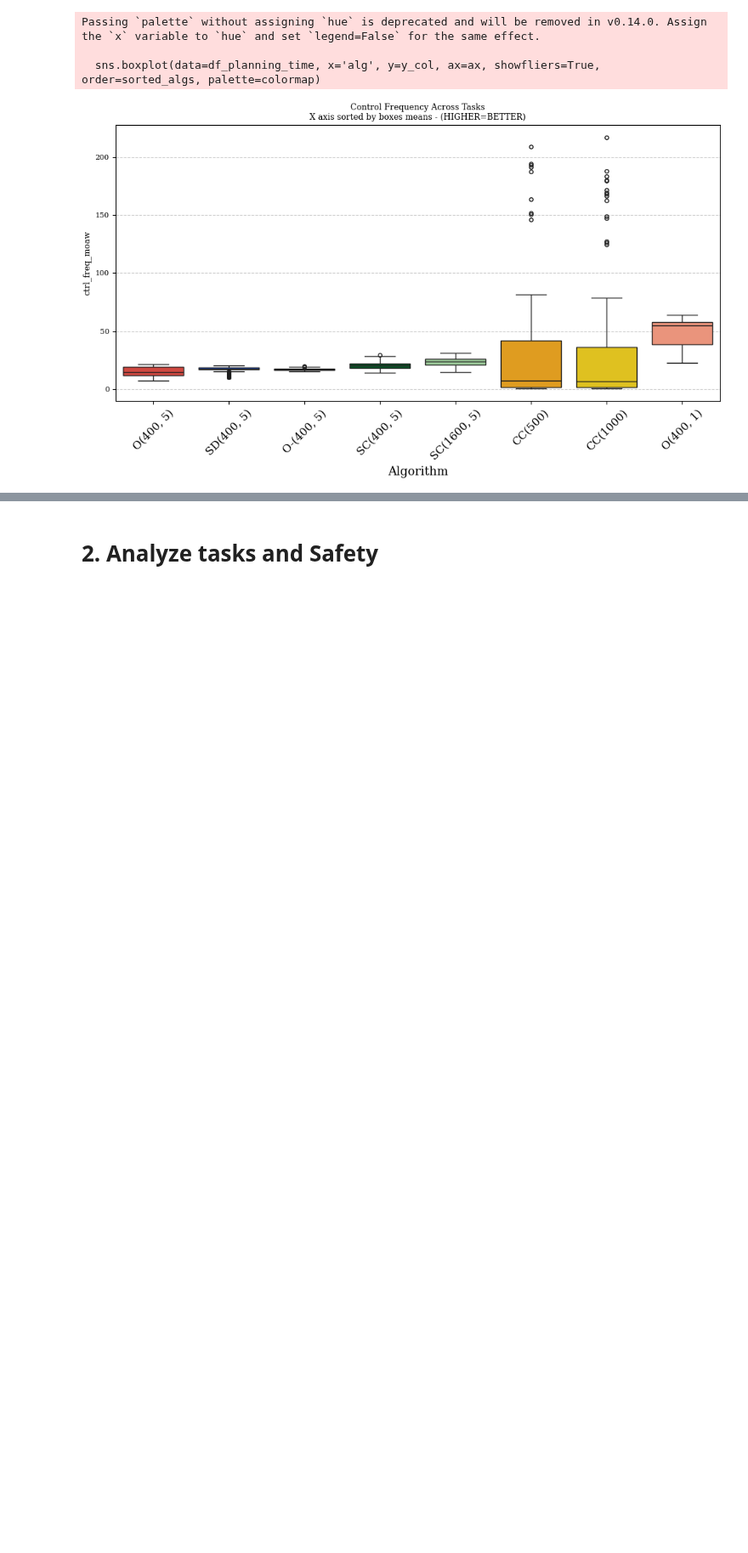
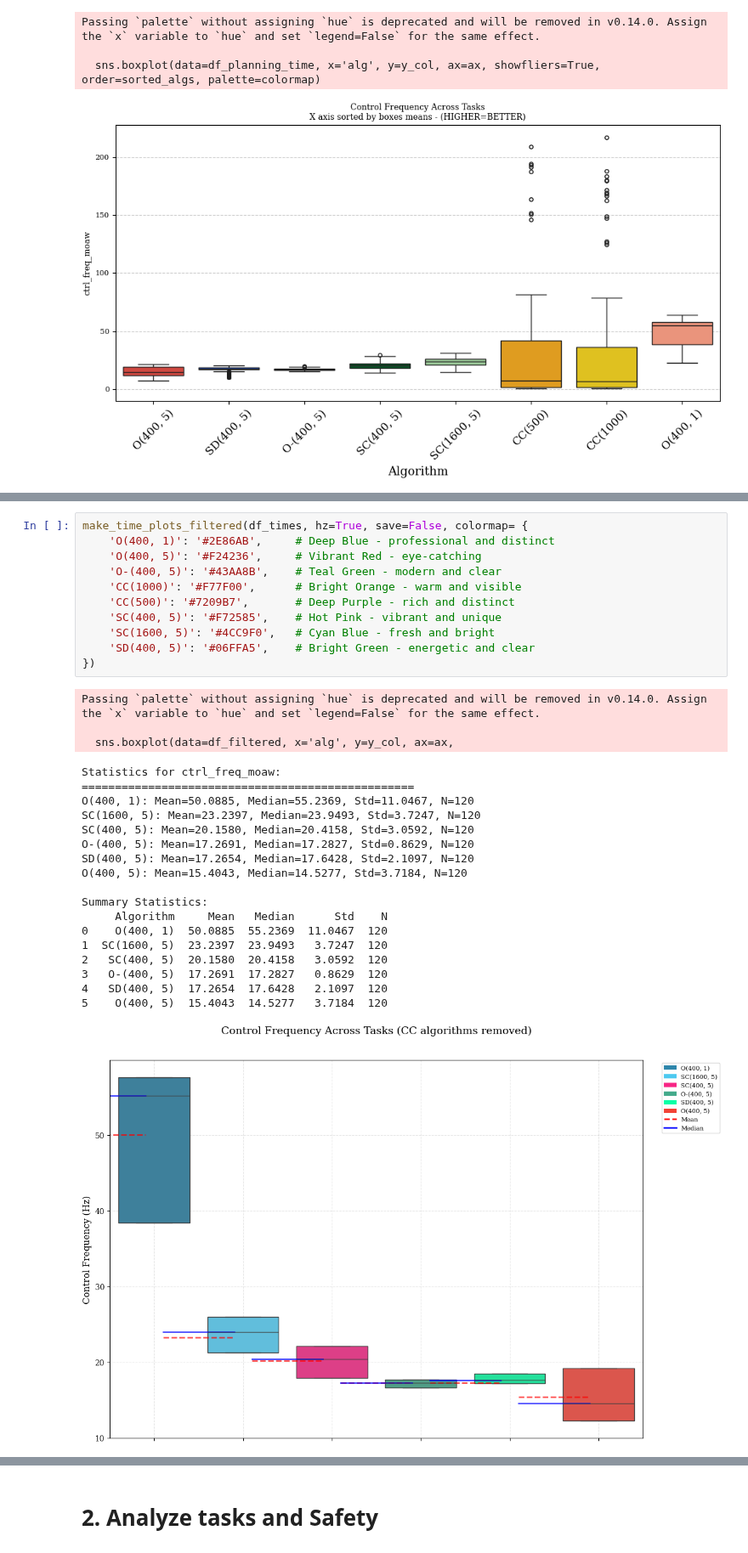
Before and after one commit to Dan7171/rl_for_curobo, a Jupyter notebook: projects_root/experiments/analysis_test_cluster.ipynb, the cells around one changed output, grey strips where cells are left out. Shown at 85% size. Drawn from its saved outputs; the diff is of its cells as text; blank space fills up the shorter version.

```diff
--- a/projects_root/experiments/analysis_test_cluster.ipynb
+++ b/projects_root/experiments/analysis_test_cluster.ipynb
@@ -1424,0 +1654,33 @@ Passing `palette` without assigning `hue` is deprecated and will be removed in v
+# %%
+make_time_plots_filtered(df_times, hz=True, save=False, colormap= {
+    'O(400, 1)': '#2E86AB',     # Deep Blue - professional and distinct
+    'O(400, 5)': '#F24236',     # Vibrant Red - eye-catching
+    'O-(400, 5)': '#43AA8B',    # Teal Green - modern and clear
+    'CC(1000)': '#F77F00',      # Bright Orange - warm and visible
+    'CC(500)': '#7209B7',       # Deep Purple - rich and distinct
+    'SC(400, 5)': '#F72585',    # Hot Pink - vibrant and unique
+    'SC(1600, 5)': '#4CC9F0',   # Cyan Blue - fresh and bright
+    'SD(400, 5)': '#06FFA5',    # Bright Green - energetic and clear
+})
+# %% [output]
+Passing `palette` without assigning `hue` is deprecated and will be removed in v0.14.0. Assign the `x` variable to `hue` and set `legend=False` for the same effect.
+
+  sns.boxplot(data=df_filtered, x='alg', y=y_col, ax=ax,
+Statistics for ctrl_freq_moaw:
+==================================================
+O(400, 1): Mean=50.0885, Median=55.2369, Std=11.0467, N=120
+SC(1600, 5): Mean=23.2397, Median=23.9493, Std=3.7247, N=120
+SC(400, 5): Mean=20.1580, Median=20.4158, Std=3.0592, N=120
+O-(400, 5): Mean=17.2691, Median=17.2827, Std=0.8629, N=120
+SD(400, 5): Mean=17.2654, Median=17.6428, Std=2.1097, N=120
+O(400, 5): Mean=15.4043, Median=14.5277, Std=3.7184, N=120
+
+Summary Statistics:
+     Algorithm     Mean   Median      Std    N
+0    O(400, 1)  50.0885  55.2369  11.0467  120
+1  SC(1600, 5)  23.2397  23.9493   3.7247  120
+2   SC(400, 5)  20.1580  20.4158   3.0592  120
+3   O-(400, 5)  17.2691  17.2827   0.8629  120
+4   SD(400, 5)  17.2654  17.6428   2.1097  120
+5    O(400, 5)  15.4043  14.5277   3.7184  120
+[figure, added]
```
Also changed, not shown: parts of 7 cells of this notebook, 8 other files.
